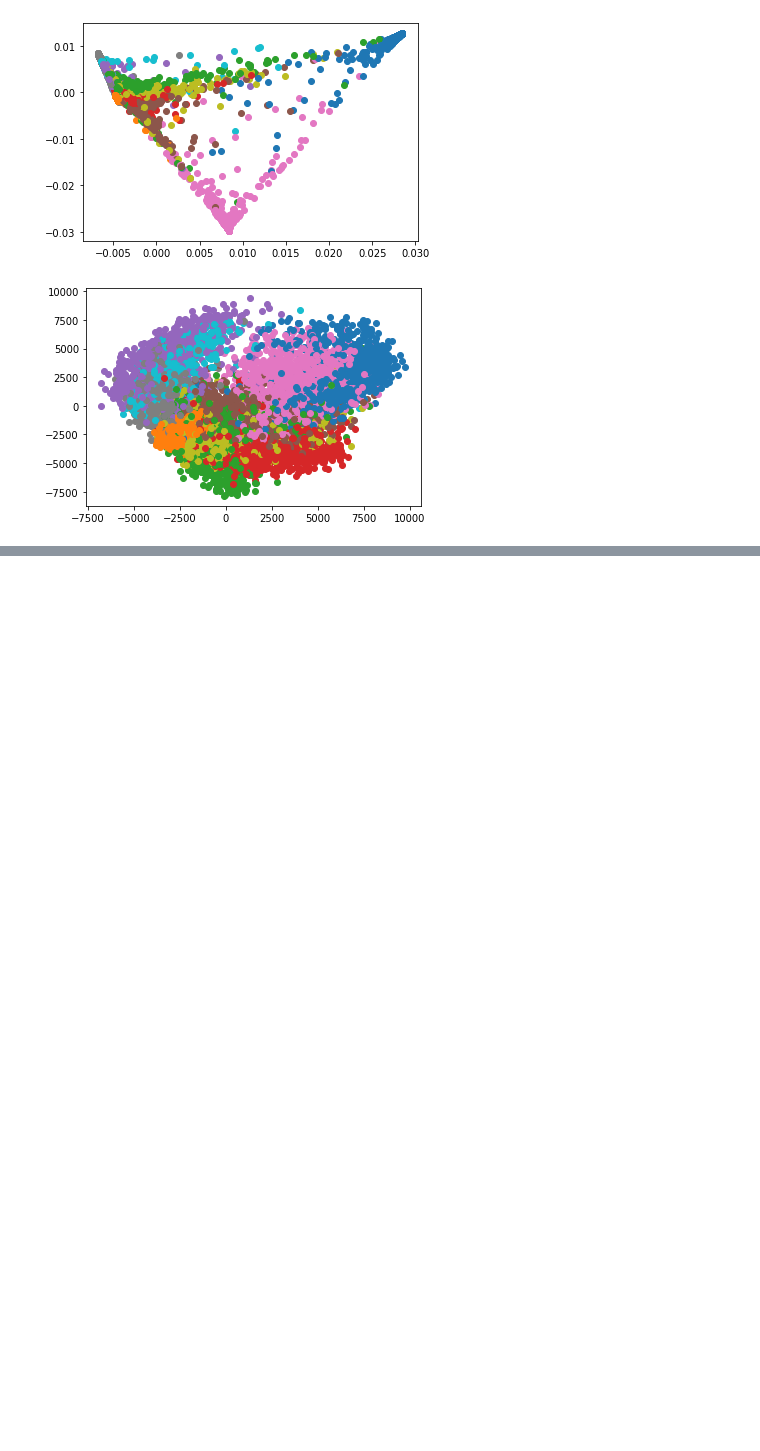
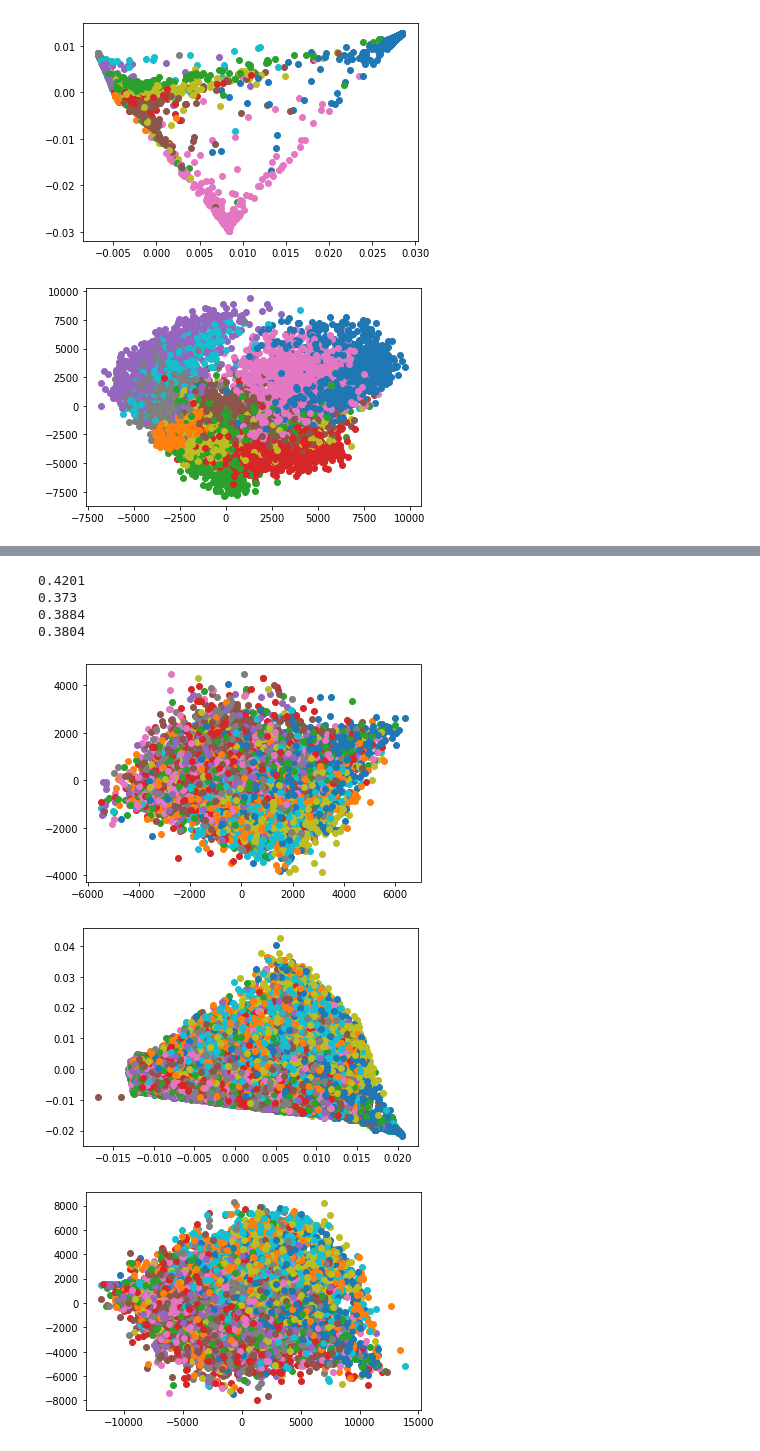
Before and after one commit to Koknito/Maschinelles-Lernen-im-Web, a Jupyter notebook: Sheet2_2.ipynb, the cells around one changed output, grey strips where cells are left out. Drawn from its saved outputs; the diff is of its cells as text; code cells hidden in the pictures; blank space fills up the shorter version.

```diff
--- a/Sheet2_2.ipynb
+++ b/Sheet2_2.ipynb
@@ -130,0 +177,48 @@ plt.show()
+# %%
+from keras.datasets import cifar10
+
+_, (test_x, test_y) = cifar10.load_data()
+test_x = test_x.reshape(10000, 32*32*3)
+test_y = np.squeeze(test_y)
+
+print(KNeighborsClassifier(n_neighbors=7, metric='minkowski').fit(test_x, test_y).score(test_x, test_y))
+# 0.4201
+
+mnist_pca = PCA(n_components=2).fit_transform(test_x)
+print(KNeighborsClassifier(n_neighbors=7, metric='minkowski').fit(mnist_pca, test_y).score(mnist_pca, test_y))
+# 0.373
+
+mnist_LLE = LocallyLinearEmbedding(n_components=2, n_neighbors=5, random_state=0).fit_transform(test_x)
+print(KNeighborsClassifier(n_neighbors=7, metric='minkowski').fit(mnist_LLE, test_y).score(mnist_LLE, test_y))
+# 0.3884
+
+mnist_isomap = Isomap(n_components=2, n_neighbors=5).fit_transform(test_x)
+print(KNeighborsClassifier(n_neighbors=7, metric='minkowski').fit(mnist_isomap, test_y).score(mnist_isomap, test_y))
+# 0.3804
+
+import matplotlib.colors as mcolors
+fig = plt.figure()
+ax = fig.add_subplot()
+for i in range(len(mnist_pca)):
+    ax.scatter(mnist_pca[i,0], mnist_pca[i,1], color = list(mcolors.TABLEAU_COLORS.keys())[test_y[i]])
+plt.show()
+
+fig = plt.figure()
+ax = fig.add_subplot()
+for i in range(len(mnist_LLE)):
+    ax.scatter(mnist_LLE[i, 0], mnist_LLE[i, 1], color=list(mcolors.TABLEAU_COLORS.keys())[test_y[i]])
+plt.show()
+
+fig = plt.figure()
+ax = fig.add_subplot()
+for i in range(len(mnist_isomap)):
+    ax.scatter(mnist_isomap[i, 0], mnist_isomap[i, 1], color=list(mcolors.TABLEAU_COLORS.keys())[test_y[i]])
+plt.show()
+# %% [output]
+0.4201
+0.373
+0.3884
+0.3804
+[figure, added]
+[figure, added]
+[figure, added]
```
Also changed, not shown: parts of 2 cells of this notebook.
